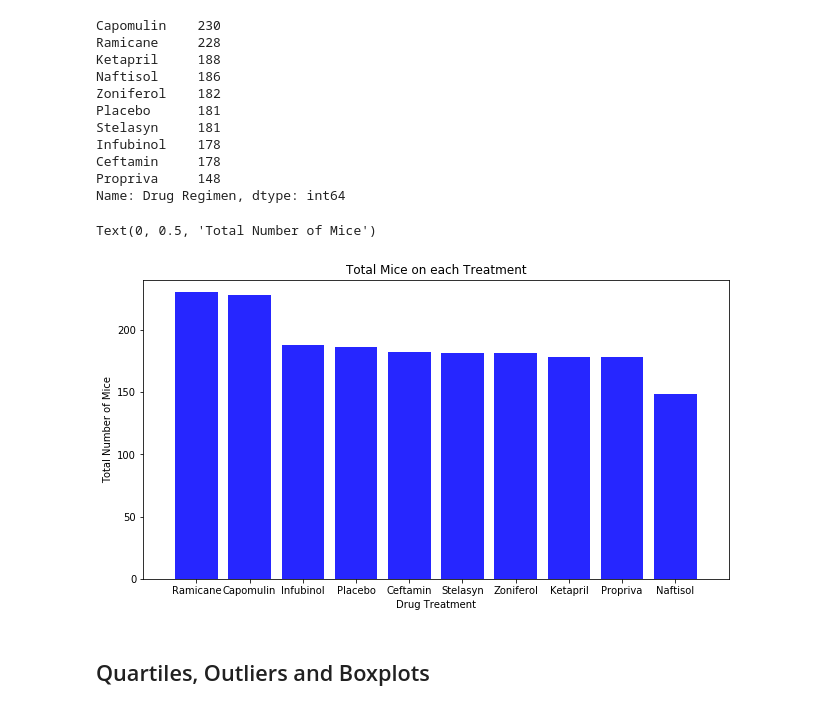
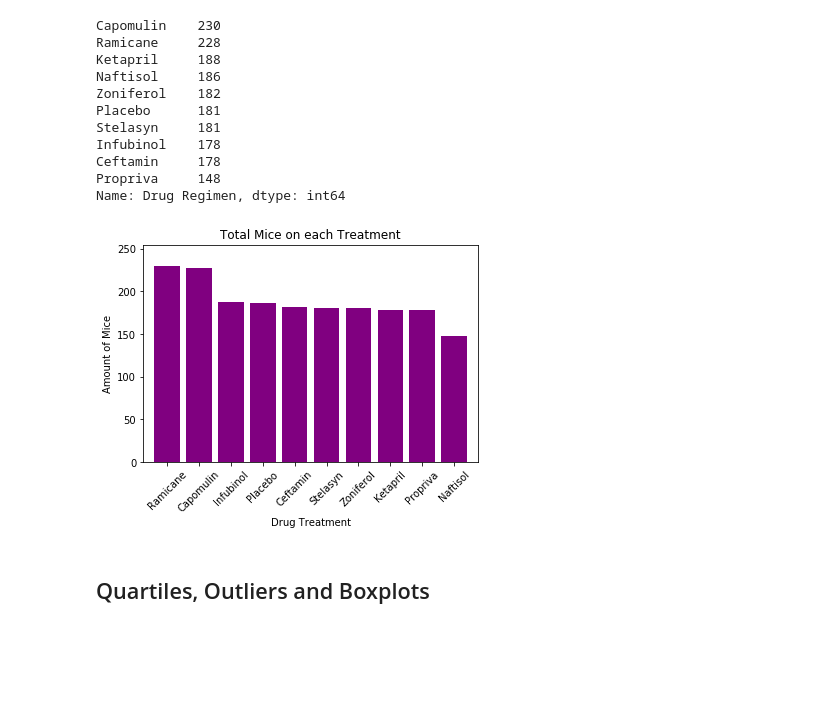
Before and after one commit to minerva-b/Matplotlib-Challenge, a Jupyter notebook: Pymaceuticals_Code.ipynb, the cells around one changed output. Cells and saved outputs as stored; diff of their text form; code cells hidden in the pictures; blank space fills up the shorter version.

```diff
--- a/Pymaceuticals_Code.ipynb
+++ b/Pymaceuticals_Code.ipynb
@@ -146,14 +174,14 @@ summary_stats2
 # %%
-# Generate a bar plot showing the total number of mice for each treatment throughout the course of the study using pandas.
-for_x = clean_df['Drug Regimen'].unique()
-for_x
+# Generate a bar plot showing the total number of mice for each treatment throughout the course of the study using pyplot.
+x = clean_df['Drug Regimen'].unique()
+x
 # %% [output]
 array(['Ramicane', 'Capomulin', 'Infubinol', 'Placebo', 'Ceftamin',
        'Stelasyn', 'Zoniferol', 'Ketapril', 'Propriva', 'Naftisol'],
       dtype=object)
 # %%
-for_y = clean_df['Drug Regimen'].value_counts()
-for_y
+y = clean_df['Drug Regimen'].value_counts()
+y
 # %% [output]
 Capomulin    230
 Ramicane     228
@@ -167,14 +195,18 @@ Ceftamin     178
 Propriva     148
 Name: Drug Regimen, dtype: int64
 # %%
-fig = plt.figure(figsize=(10.5, 5.5))
-ax = fig.add_subplot(111)
-plt.bar(for_x, for_y, color='b', alpha=0.85, align="center")
-plt.xlim(-1, len(for_x)+0.01)
-plt.ylim(0, max(for_y)+10)
+plt.bar(x, y, color='purple', alpha=1, align="center")
+
+plt.xlim(-0.75, len(x)-0.25)
+plt.ylim(0, max(y)+25)
+
 plt.title("Total Mice on each Treatment")
 plt.xlabel("Drug Treatment")
-plt.ylabel("Total Number of Mice")
+plt.ylabel("Amount of Mice")
+
+tick_locations = [value for value in x]
+plt.xticks(tick_locations, rotation=45)
+
+plt.show()
 # %% [output]
-Text(0, 0.5, 'Total Number of Mice')
-[figure, old version]
+[figure, new version]
```
Also changed, not shown: parts of 3 cells of this notebook.
